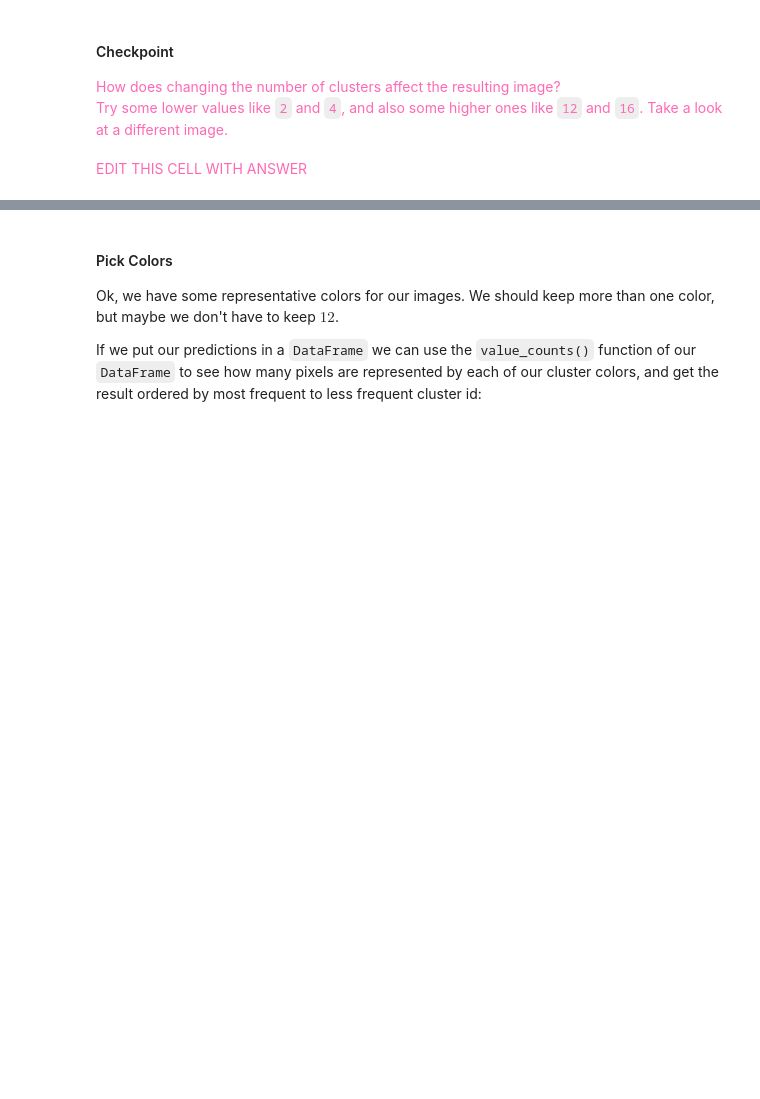
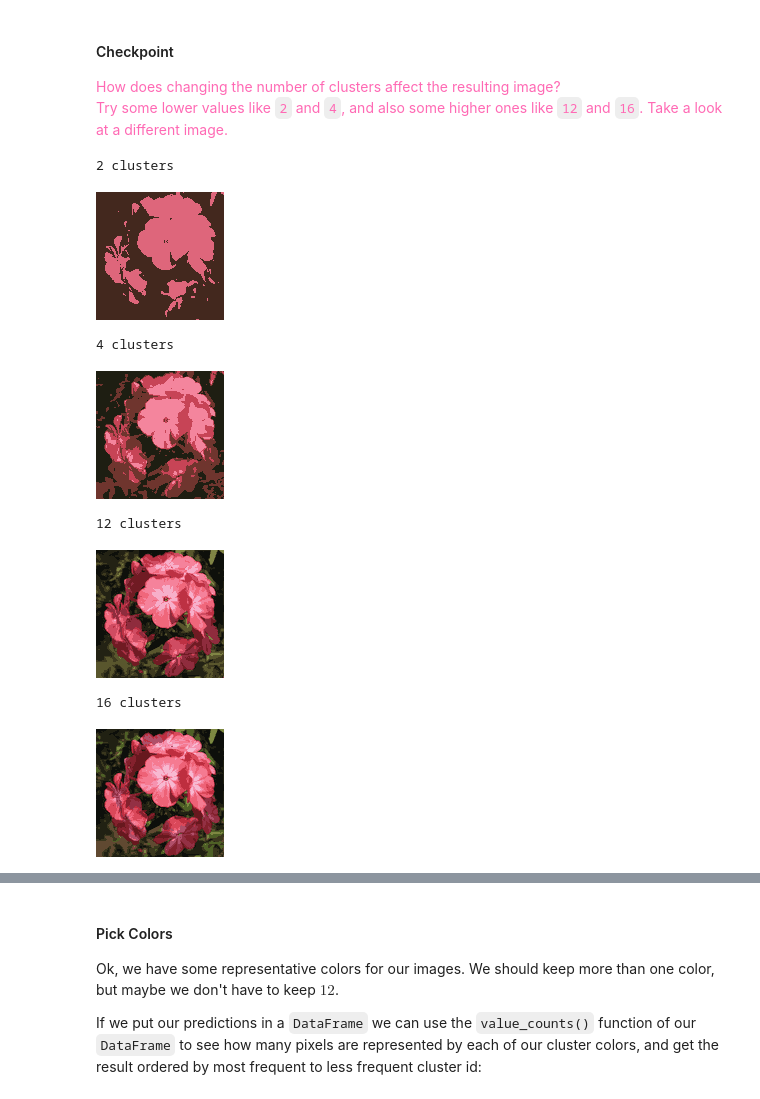
Before and after one commit to Tedesco-AI-ML-F2026/Homework09, a Jupyter notebook: Homework09.ipynb, the cells around one changed output, grey strips where cells are left out. Drawn from its saved outputs; the diff is of its cells as text; code cells hidden in the pictures; blank space fills up the shorter version.

```diff
--- a/Homework09.ipynb
+++ b/Homework09.ipynb
@@ -471,5 +518,26 @@ display(make_image(pxs_post, width=pimg.size[0]))
 <span style="color:hotpink;">
 How does changing the number of clusters affect the resulting image?<br>Try some lower values like <code>2</code> and <code>4</code>, and also some higher ones like <code>12</code> and <code>16</code>. Take a look at a different image.
 </span>
-# %% [markdown]
-<span style="color:hotpink;">EDIT THIS CELL WITH ANSWER</span>
+# %%
+#different numbers of clusters on the same image
+for n in [2, 4, 12, 16]:
+  km = KMeans(n_clusters=n, random_state=1010)
+  pred = km.fit_predict(pxs_df)
+
+  centers = [[round(r), round(g), round(b)] for r, g, b in km.cluster_centers_]
+
+  new_pxs = []
+  for gidx in pred:
+    new_pxs.append(centers[gidx])
+
+  print(n, "clusters")
+  display(make_image(new_pxs, pimg.size[0]))
+# %% [output]
+2 clusters
+[figure, added]
+4 clusters
+[figure, added]
+12 clusters
+[figure, added]
+16 clusters
+[figure, added]
```
Also changed, not shown: parts of 16 cells of this notebook.
